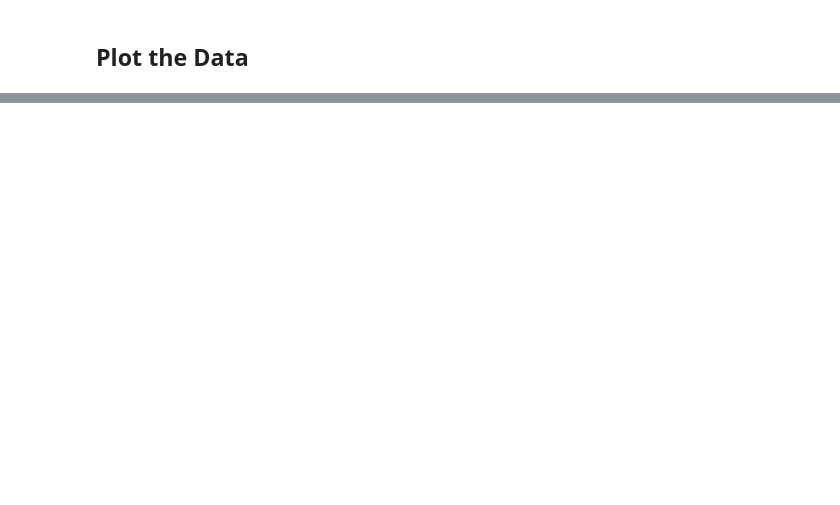
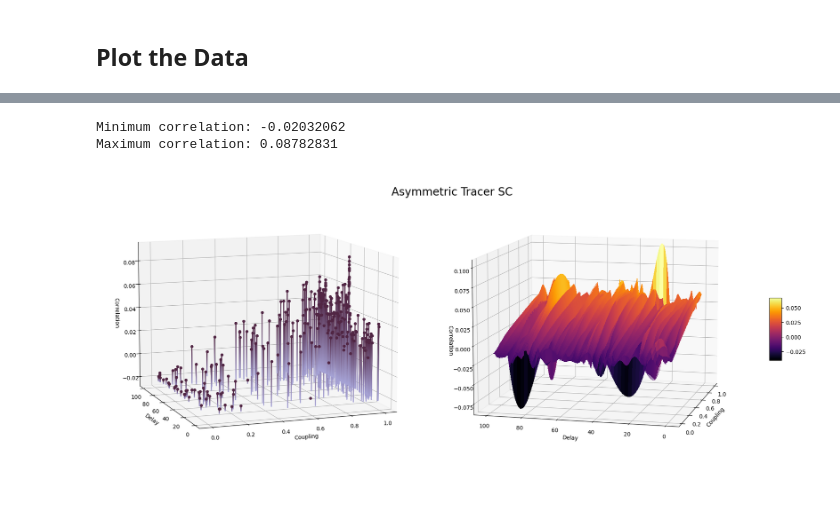
Before and after one commit to Hana-Ali/Deep-Learning-For-SC, a Jupyter notebook: whole_brain_modelling/cpp/evaluation/sim_FC_evaluation.ipynb, the cells around one changed output, grey strips where cells are left out. Drawn from its saved outputs; the diff is of its cells as text; code cells hidden in the pictures; blank space fills up the shorter version.

```diff
--- a/whole_brain_modelling/cpp/evaluation/sim_FC_evaluation.ipynb
+++ b/whole_brain_modelling/cpp/evaluation/sim_FC_evaluation.ipynb
@@ -182,0 +218,6 @@ plot_meshgrid(model_asym_df, "Model")
+# %%
+plot_meshgrid(tracer_asym_df, "Asymmetric Tracer SC", "Coupling", "Delay", "Correlation")
+# %% [output]
+Minimum correlation: -0.02032062
+Maximum correlation: 0.08782831
+[figure, added]
```
Also changed, not shown: parts of 7 cells of this notebook.
